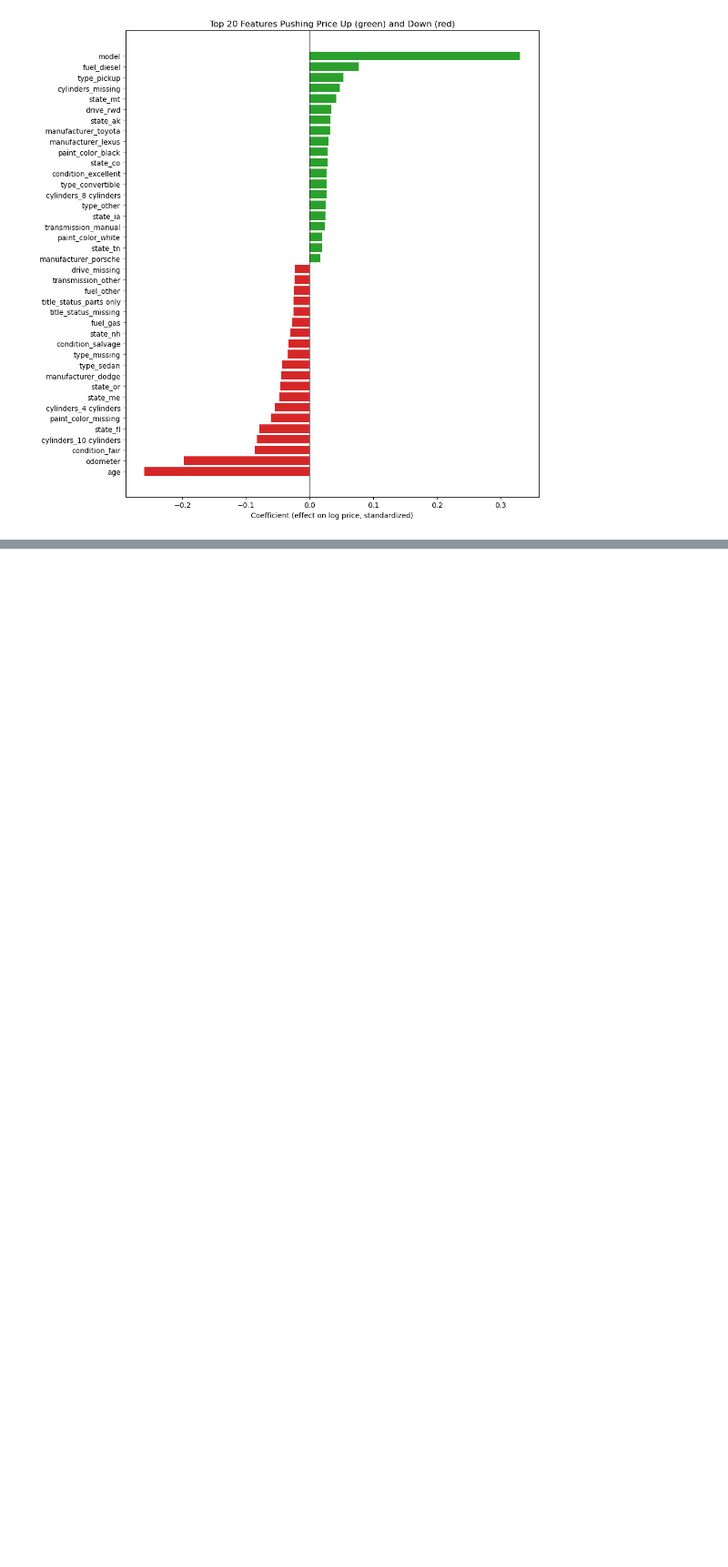
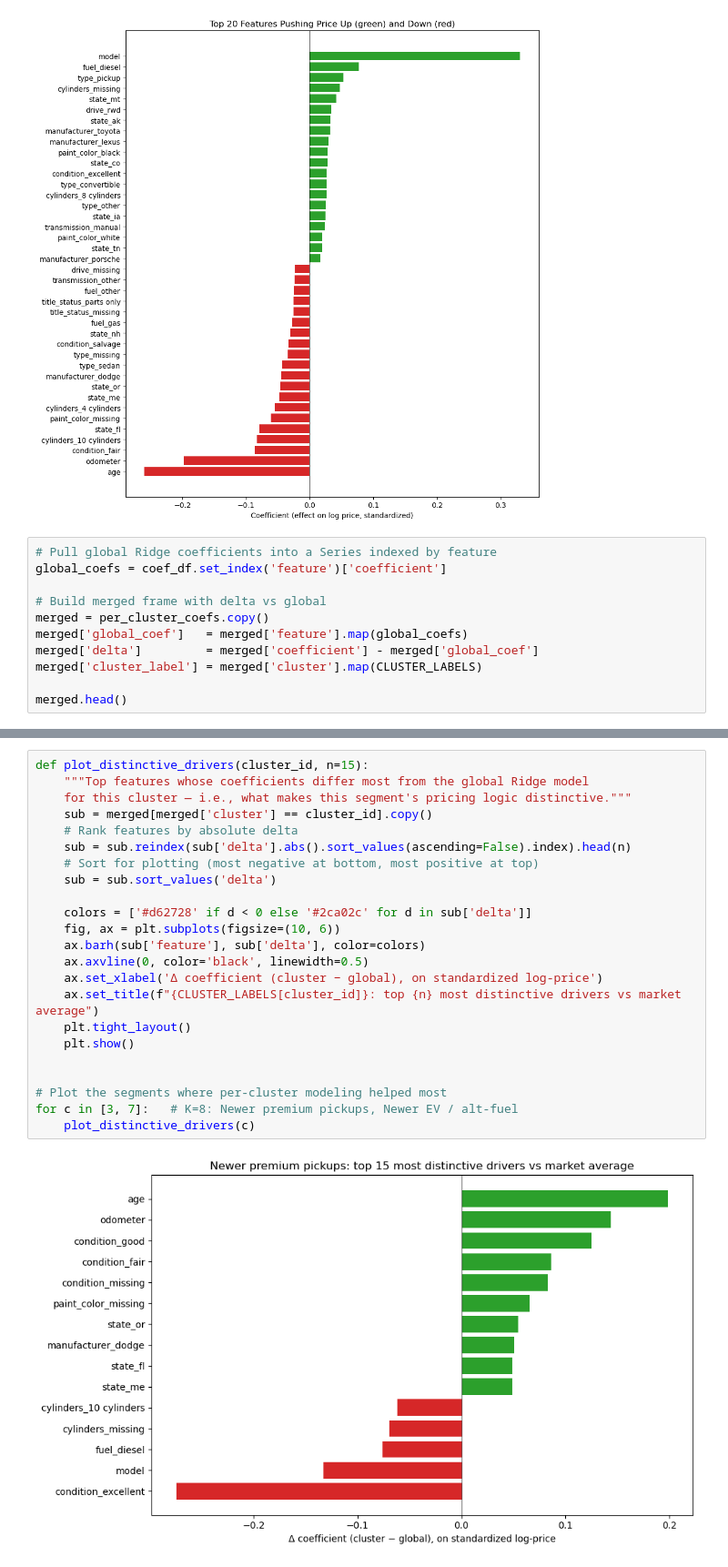
Before and after one commit to cnolan3/used_car_prices, a Jupyter notebook: notebooks/01_analysis.ipynb, the cells around one changed output, grey strips where cells are left out. Shown at 91% size. Drawn from its saved outputs; the diff is of its cells as text; blank space fills up the shorter version.

Commit message:
add more cluster graphs

```diff
--- a/notebooks/01_analysis.ipynb
+++ b/notebooks/01_analysis.ipynb
@@ -965,3 +965,14 @@ plt.tight_layout()
 plt.show()
 # %% [output]
 [figure]
+# %%
+# Pull global Ridge coefficients into a Series indexed by feature
+global_coefs = coef_df.set_index('feature')['coefficient']
+
+# Build merged frame with delta vs global
+merged = per_cluster_coefs.copy()
+merged['global_coef']   = merged['feature'].map(global_coefs)
+merged['delta']         = merged['coefficient'] - merged['global_coef']
+merged['cluster_label'] = merged['cluster'].map(CLUSTER_LABELS)
+
+merged.head()
@@ -967,0 +986,25 @@ plt.show()
+# %%
+def plot_distinctive_drivers(cluster_id, n=15):
+    """Top features whose coefficients differ most from the global Ridge model
+    for this cluster — i.e., what makes this segment's pricing logic distinctive."""
+    sub = merged[merged['cluster'] == cluster_id].copy()
+    # Rank features by absolute delta
+    sub = sub.reindex(sub['delta'].abs().sort_values(ascending=False).index).head(n)
+    # Sort for plotting (most negative at bottom, most positive at top)
+    sub = sub.sort_values('delta')
+
+    colors = ['#d62728' if d < 0 else '#2ca02c' for d in sub['delta']]
+    fig, ax = plt.subplots(figsize=(10, 6))
+    ax.barh(sub['feature'], sub['delta'], color=colors)
+    ax.axvline(0, color='black', linewidth=0.5)
+    ax.set_xlabel('Δ coefficient (cluster − global), on standardized log-price')
+    ax.set_title(f"{CLUSTER_LABELS[cluster_id]}: top {n} most distinctive drivers vs market average")
+    plt.tight_layout()
+    plt.show()
+
+
+# Plot the segments where per-cluster modeling helped most
+for c in [3, 7]:   # K=8: Newer premium pickups, Newer EV / alt-fuel
+    plot_distinctive_drivers(c)
+# %% [output]
+[figure, added]
```
Also changed, not shown: parts of 3 cells of this notebook.
